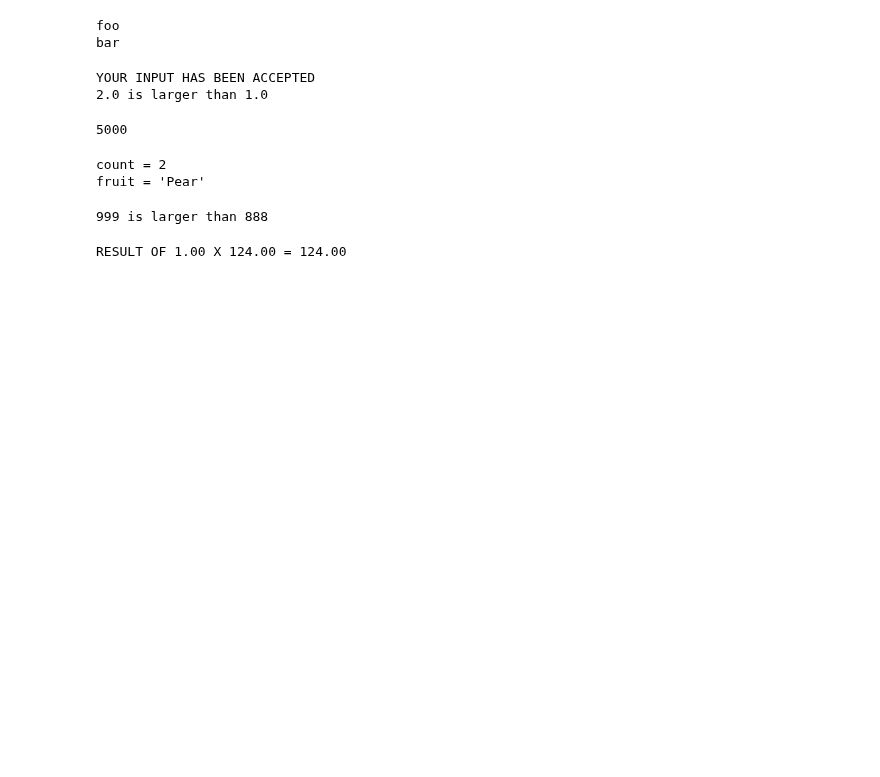
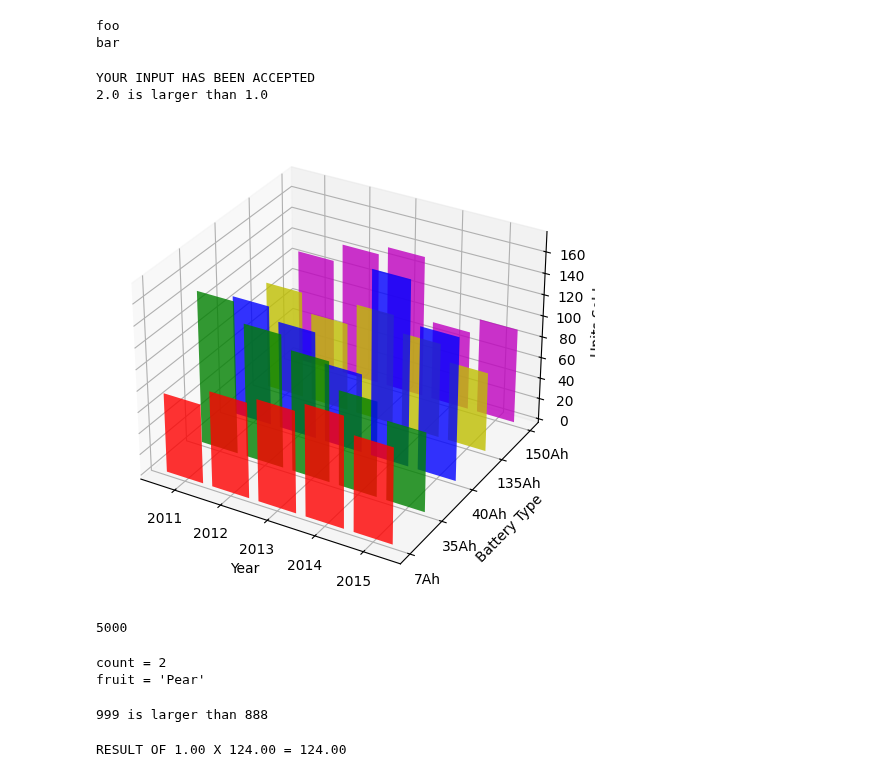
Before and after one commit to Ghenghis/JUPYTER_NOTEBOOKS, a Jupyter notebook: Z_TEST.ipynb, the cells around one changed output. Drawn from its saved outputs; the diff is of its cells as text; code cells hidden in the pictures; blank space fills up the shorter version.

```diff
--- a/Z_TEST.ipynb
+++ b/Z_TEST.ipynb
@@ -40,6 +40,46 @@ while True:
 # %% [output]
 YOUR INPUT HAS BEEN ACCEPTED
 2.0 is larger than 1.0
+# %%
+import numpy as np
+import matplotlib.pyplot as plt
+from mpl_toolkits.mplot3d import Axes3D
+
+fig = plt.figure(figsize=(10, 6))
+ax = fig.add_subplot(111, projection='3d')
+
+# Years for which we have battery sales data
+x = [2011, 2012, 2013, 2014, 2015]
+# Repeat X, 5 times to represent each of the 5 battery ratings
+X = x * 5
+# List of Battery ratings
+battery_ratings = ['7Ah', '35Ah', '40Ah', '135Ah', '150Ah']
+# Number of units sold each year, each rating. e.g. 75 units of 7Ah(0) batteries, 144 units of 35Ah(1) #     batteries sold in 2011
+Y = np.array([[75, 144, 114, 102, 108],
+              [90, 126, 102, 84, 126],
+              [96, 114, 75, 105, 135],
+              [105, 90, 175, 90, 75],
+              [90, 75, 135, 75, 90]])
+# Represent batery rating in numeric codes
+yticks = [0, 1, 2, 3, 4]
+# Use different color for each of the battery ratings
+colors = ['r', 'g', 'b', 'y', 'm']
+
+i=0
+for c, k in zip(colors, yticks):
+    cs = [c] * len(x)
+    ax.bar(X[i:i+5], Y[:,int(i/5)], zs=k, zdir='y', color=cs, alpha=0.8)
+    i += 5
+
+ax.set_yticks(yticks)
+ax.set_yticklabels(battery_ratings)
+ax.set_xlabel('Year')
+ax.set_ylabel('Battery Type')
+ax.set_zlabel('Units Sold')
+
+plt.show()
+# %% [output]
+[figure, added]
 # %%
 ####
 x = 4000
```
